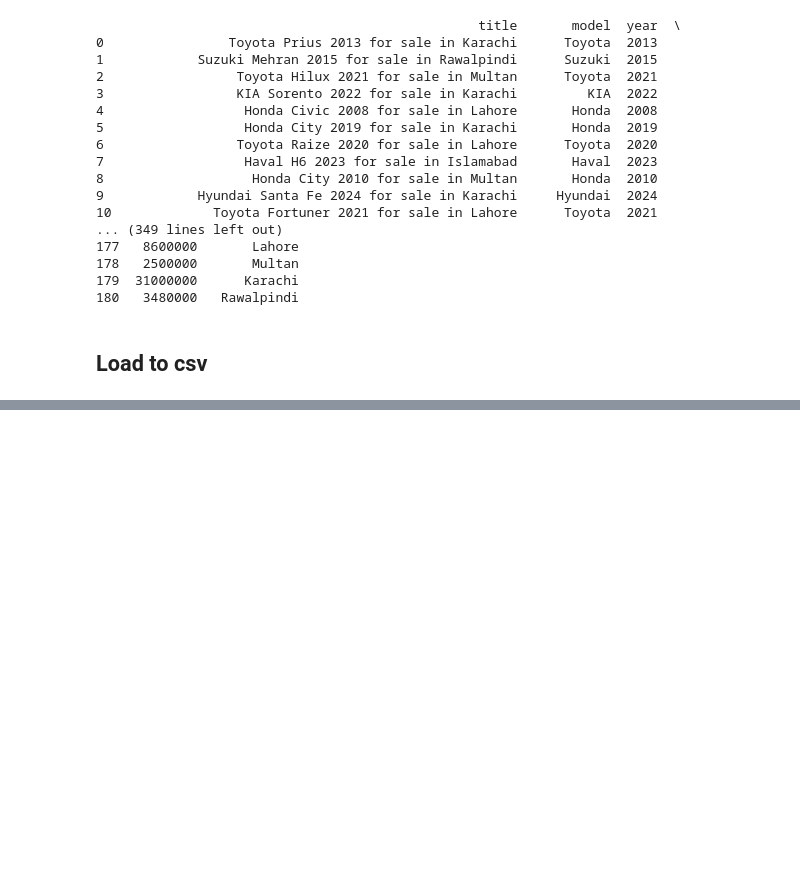
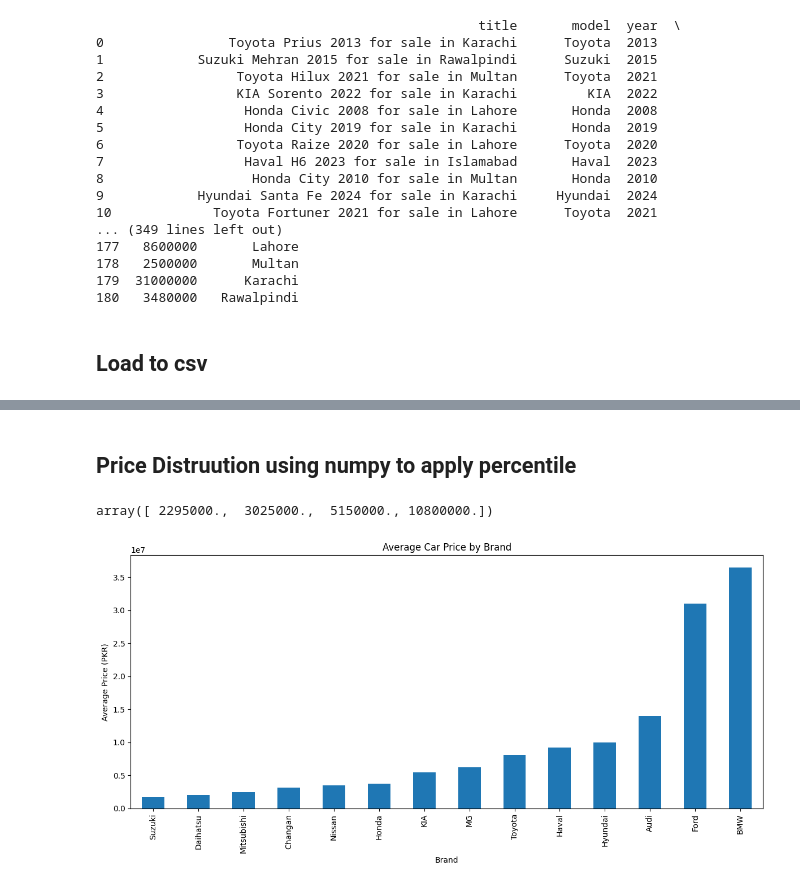
Before and after one commit to ZohaibHassan92314/used-cars-analysis, a Jupyter notebook: test.ipynb, the cells around one changed output, grey strips where cells are left out. Drawn from its saved outputs; the diff is of its cells as text; code cells hidden in the pictures; blank space fills up the shorter version.

```diff
--- a/test.ipynb
+++ b/test.ipynb
@@ -193,0 +274,16 @@ print(tabulate(df, headers='keys', tablefmt='grid'))
+# %% [markdown]
+## Price Distruution using numpy to apply percentile
+# %%
+np.percentile(df["price"].dropna(), [25, 50, 75, 90])
+# %% [output]
+array([ 2295000.,  3025000.,  5150000., 10800000.])
+# %%
+plt.figure(figsize=(12,6))
+df.groupby("brand")["price"].mean().sort_values().plot(kind="bar")
+plt.title("Average Car Price by Brand")
+plt.xlabel("Brand")
+plt.ylabel("Average Price (PKR)")
+plt.tight_layout()
+plt.show()
+# %% [output]
+[figure, added]
```
Also changed, not shown: parts of 25 cells of this notebook, 2 other files.
